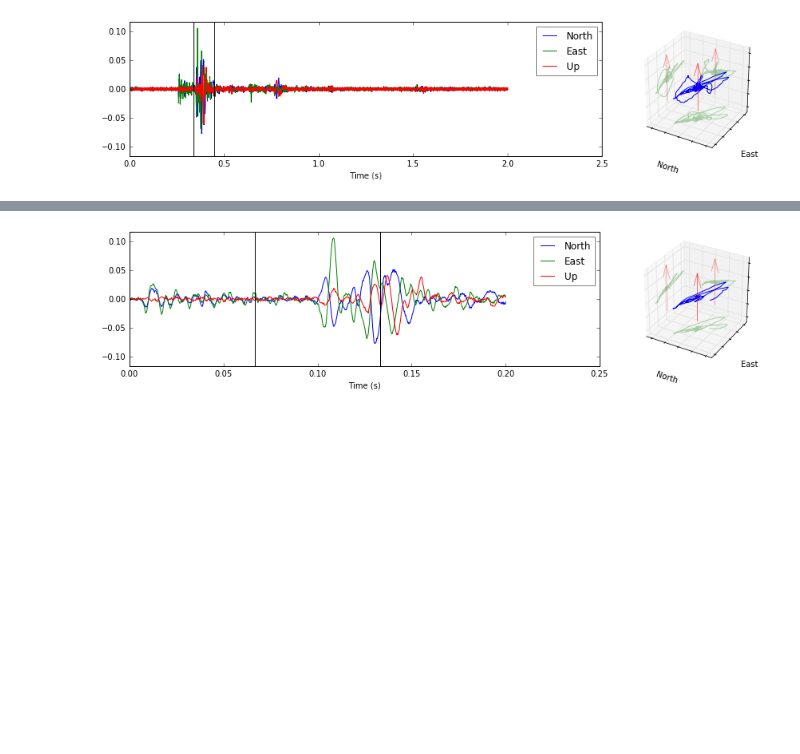
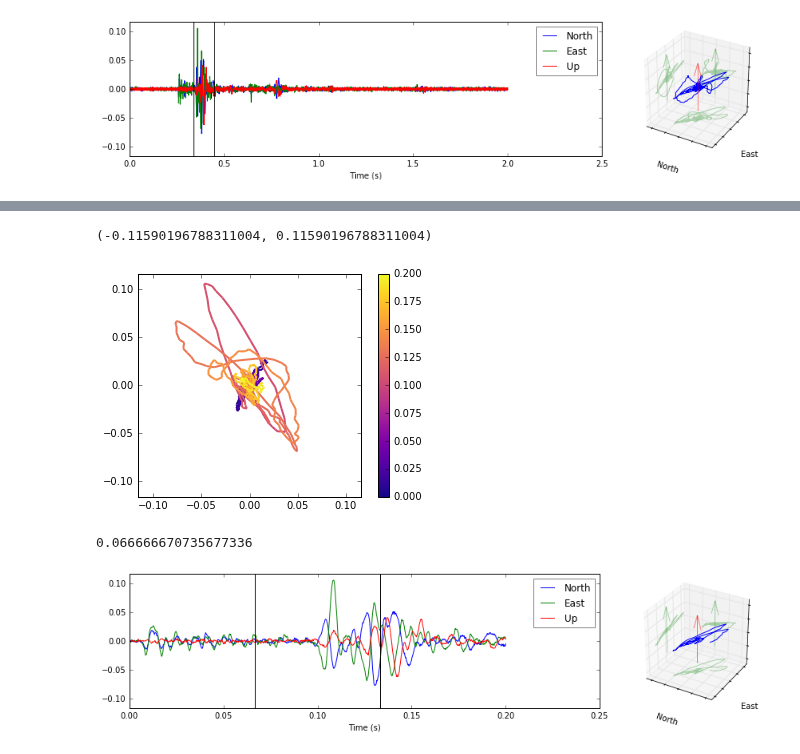
Before and after one commit to JackWalpole/splitwavepy, a Jupyter notebook: devel/Microseismic.ipynb, the cells around one changed output, grey strips where cells are left out. Drawn from its saved outputs; the diff is of its cells as text; code cells hidden in the pictures; blank space fills up the shorter version.

```diff
--- a/devel/Microseismic.ipynb
+++ b/devel/Microseismic.ipynb
@@ -44,3 +80,40 @@ S_Well.015..Z | 2013-08-06T04:05:35.250750Z - 2013-08-06T04:05:35.450750Z | 4000
+# %%
+
+
+x = t.x
+y = t.y
+dydx = t.t()  # first derivative
+
+# Create a set of line segments so that we can color them individually
+# This creates the points as a N x 1 x 2 array so that we can stack points
+# together easily to get the segments. The segments array for line collection
+# needs to be (numlines) x (points per line) x 2 (for x and y)
+points = np.array([x, y]).T.reshape(-1, 1, 2)
+segments = np.concatenate([points[:-1], points[1:]], axis=1)
+
+fig, ax = plt.subplots(1)
+
+# Create a continuous norm to map from data points to colors
+norm = plt.Normalize(dydx.min(), dydx.max())
+lc = LineCollection(segments, cmap='plasma', norm=norm)
+# Set the values used for colormapping
+lc.set_array(dydx)
+lc.set_linewidth(2)
+line = ax.add_collection(lc)
+fig.colorbar(line, ax=ax)
+
+# set limit
+lim = np.abs(t.data()).max() * 1.1
+ax.set_aspect('equal')
+ax.set_xlim([-lim,lim])
+ax.set_ylim([-lim,lim])
+# %% [output]
+(-0.11590196788311004, 0.11590196788311004)
+[figure, added]
+# %%
+t.t().max()/3
+# %% [output]
+0.066666670735677336
 # %%
 t = sw.Trio(s[1].data,s[2].data,s[0].data,delta=delta)
 t.plot()
```
Also changed, not shown: parts of 2 cells of this notebook, 2 other files.
